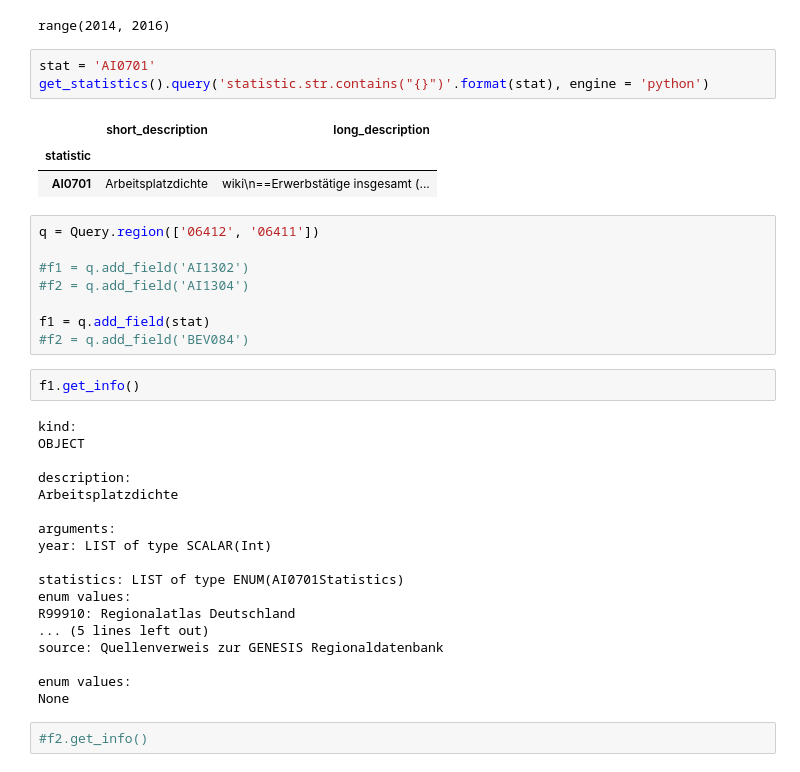
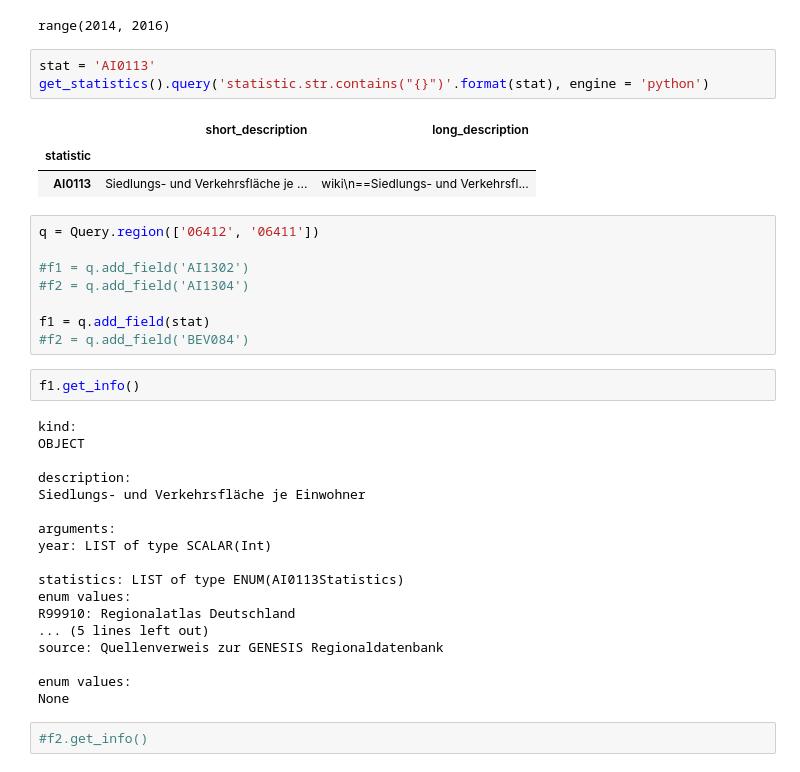
Before and after one commit to CorrelAid/cax-challenge-rhein-main, a Jupyter notebook: notebooks/check_stats.ipynb, the cells around one changed output. Drawn from its saved outputs; the diff is of its cells as text.

Commit message:
Added statistics, code tidier

```diff
--- a/notebooks/check_stats.ipynb
+++ b/notebooks/check_stats.ipynb
@@ -132,12 +169,12 @@ years[-2:]
 # %% [output]
 range(2014, 2016)
 # %%
-stat = 'AI0701'
+stat = 'AI0113'
 get_statistics().query('statistic.str.contains("{}")'.format(stat), engine = 'python')
 # %% [output]
 |  | short_description | long_description |
 | statistic |  |  |
-| AI0701 | Arbeitsplatzdichte | wiki\n==Erwerbstätige insgesamt (... |
+| AI0113 | Siedlungs- und Verkehrsfläche je ... | wiki\n==Siedlungs- und Verkehrsfl... |
 # %%
 q = Query.region(['06412', '06411'])
 
@@ -153,12 +190,12 @@ kind:
 OBJECT
 
 description:
-Arbeitsplatzdichte
+Siedlungs- und Verkehrsfläche je Einwohner
 
 arguments:
 year: LIST of type SCALAR(Int)
 
-statistics: LIST of type ENUM(AI0701Statistics)
+statistics: LIST of type ENUM(AI0113Statistics)
 enum values:
 R99910: Regionalatlas Deutschland
 ... (5 lines left out)
```
Also changed, not shown: parts of 4 cells of this notebook, 2 other files.
